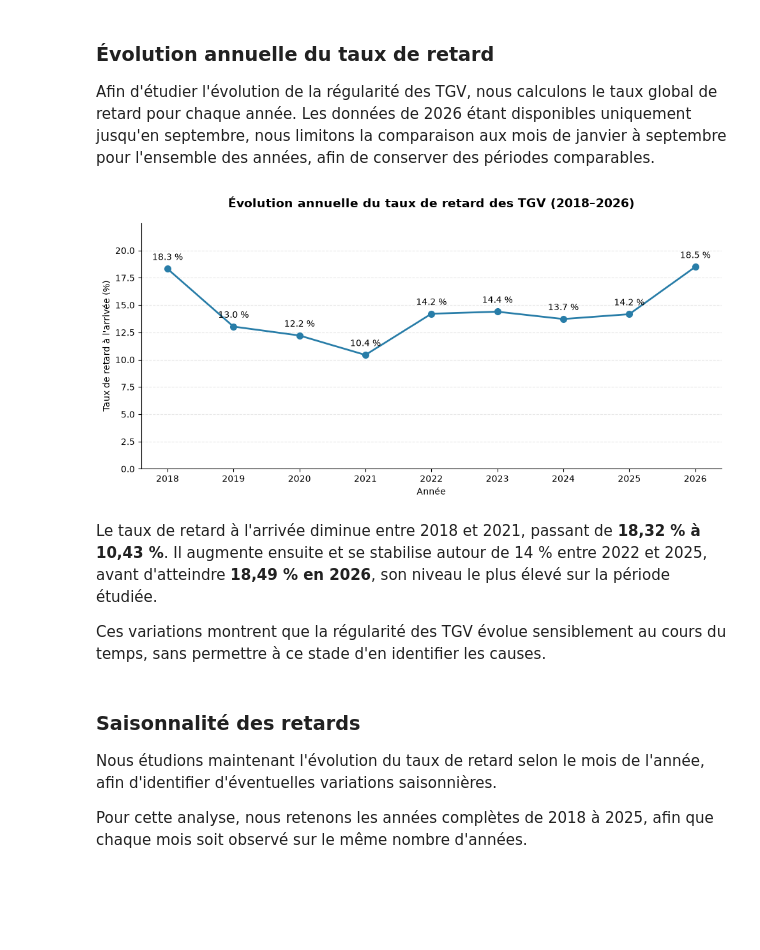
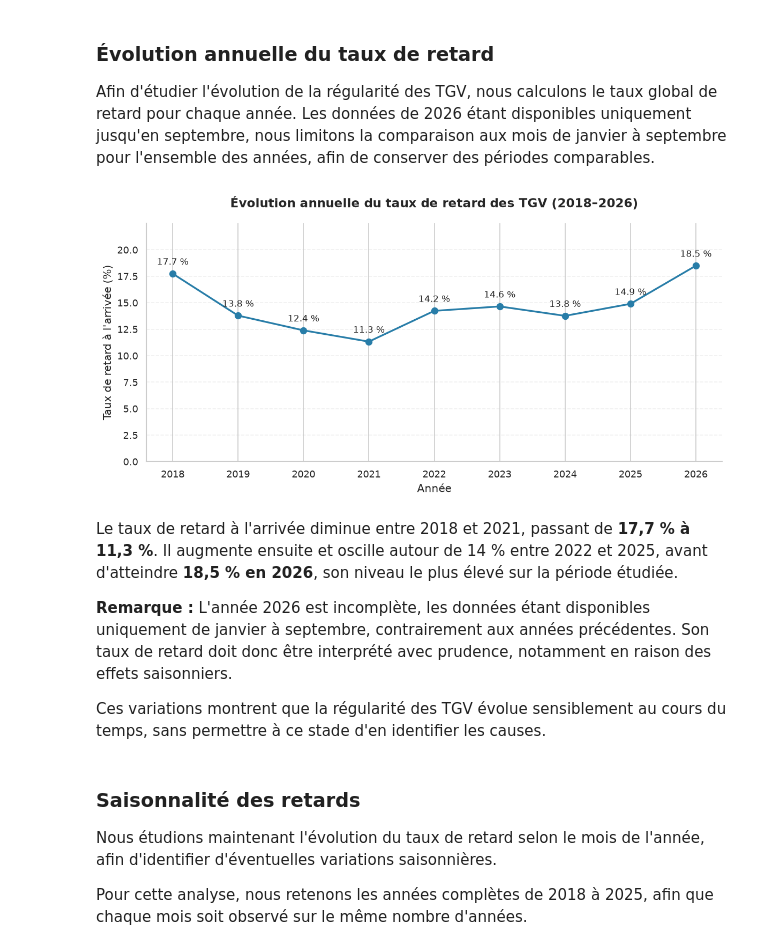
Before and after one commit to luteceagn/Projet_Python_ds, a Jupyter notebook: rapport_final.ipynb, the cells around one changed output. Drawn from its saved outputs; the diff is of its cells as text; code cells hidden in the pictures; blank space fills up the shorter version.

Commit message:
Amelioration de l'analyse annuelle des retards TGV

```diff
--- a/rapport_final.ipynb
+++ b/rapport_final.ipynb
@@ -292,9 +297,6 @@ df_annuel = df_valides.copy()
 df_annuel["date"] = pd.to_datetime(df_annuel["date"])
 df_annuel["annee"] = df_annuel["date"].dt.year
 df_annuel["mois"] = df_annuel["date"].dt.month
-
-# Comparaison de janvier à septembre pour toutes les années
-df_annuel = df_annuel[df_annuel["mois"] <= 9]
 
 # Calcul du taux global de retard par année
 evolution_annuelle = df_annuel.groupby("annee")[
@@ -325,36 +327,39 @@ for annee, taux in evolution_annuelle["taux_retard"].items():
         (annee, taux),
         textcoords="offset points",
         xytext=(0, 10),
         ha="center",
         fontsize=10
     )
 
 # Mise en forme
 ax.set_title(
     "Évolution annuelle du taux de retard des TGV (2018–2026)",
     fontsize=14,
     fontweight="bold",
     pad=18
 )
 
 ax.set_xlabel("Année")
 ax.set_ylabel("Taux de retard à l'arrivée (%)")
 
 ax.set_xticks(evolution_annuelle.index)
 ax.set_ylim(0, evolution_annuelle["taux_retard"].max() + 4)
 
 ax.grid(axis="y", linestyle="--", alpha=0.3)
 ax.set_axisbelow(True)
 
 for bordure in ["top", "right"]:
     ax.spines[bordure].set_visible(False)
 
 plt.tight_layout()
 plt.show()
 # %% [output]
-[figure, old version]
+[figure, new version]
 # %% [markdown]
-Le taux de retard à l'arrivée diminue entre 2018 et 2021, passant de **18,32 % à 10,43 %**. Il augmente ensuite et se stabilise autour de 14 % entre 2022 et 2025, avant d'atteindre **18,49 % en 2026**, son niveau le plus élevé sur la période étudiée.
+
+Le taux de retard à l'arrivée diminue entre 2018 et 2021, passant de **17,7 % à 11,3 %**. Il augmente ensuite et oscille autour de 14 % entre 2022 et 2025, avant d'atteindre **18,5 % en 2026**, son niveau le plus élevé sur la période étudiée.
+
+**Remarque :** L'année 2026 est incomplète, les données étant disponibles uniquement de janvier à septembre, contrairement aux années précédentes. Son taux de retard doit donc être interprété avec prudence, notamment en raison des effets saisonniers.
 
 Ces variations montrent que la régularité des TGV évolue sensiblement au cours du temps, sans permettre à ce stade d'en identifier les causes.
 # %% [markdown]
```
Also changed, not shown: parts of 4 cells of this notebook.
